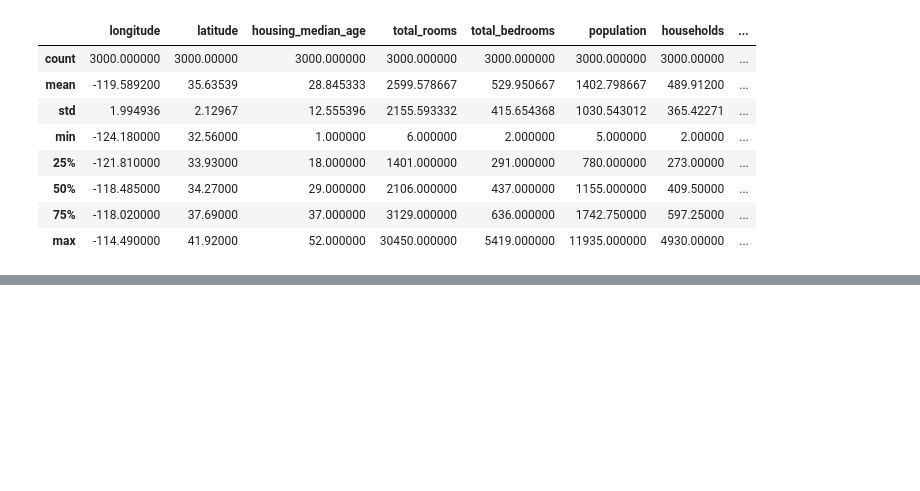
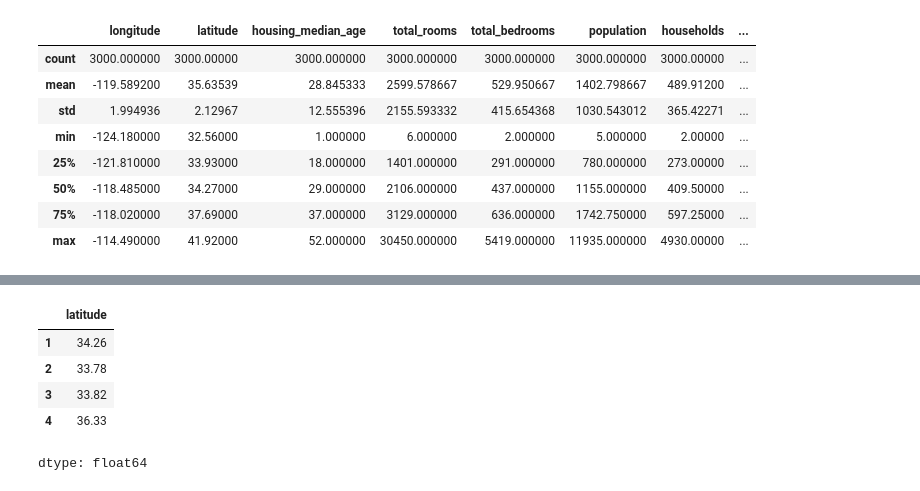
Before and after one commit to haneefSaeed/Machine-Learning, a Jupyter notebook: 2_Pendas_Basics_in_Python.ipynb, the cells around one changed output, grey strips where cells are left out. Drawn from its saved outputs; the diff is of its cells as text; code cells hidden in the pictures; blank space fills up the shorter version.

```diff
--- a/2_Pendas_Basics_in_Python.ipynb
+++ b/2_Pendas_Basics_in_Python.ipynb
@@ -251,0 +319,13 @@ dataset.describe()
+# %%
+## priting a specific column:
+dataset.iloc[:, 1]
+
+## printing range of rows in a column
+dataset.iloc[0:4,1]
+# %% [output]
+|  | latitude |
+| 1 | 34.26 |
+| 2 | 33.78 |
+| 3 | 33.82 |
+| 4 | 36.33 |
+dtype: float64
```
Also changed, not shown: parts of 11 cells of this notebook.
